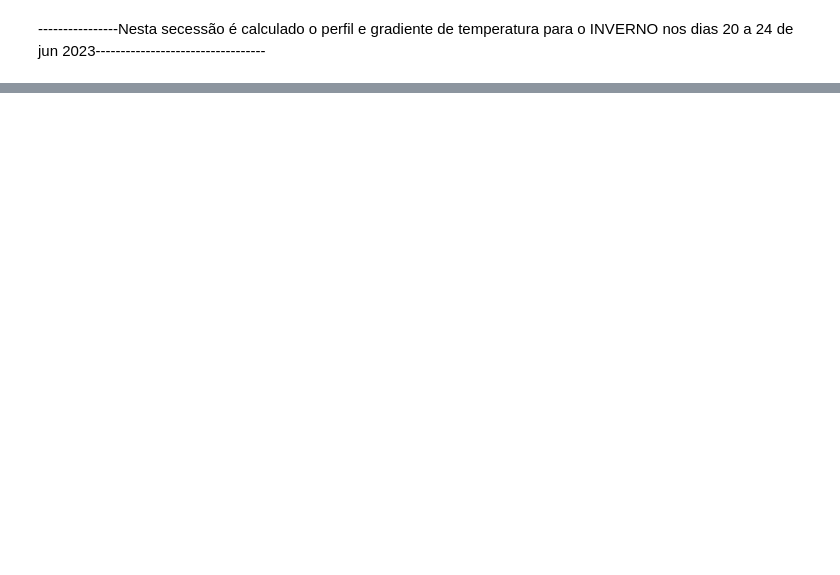
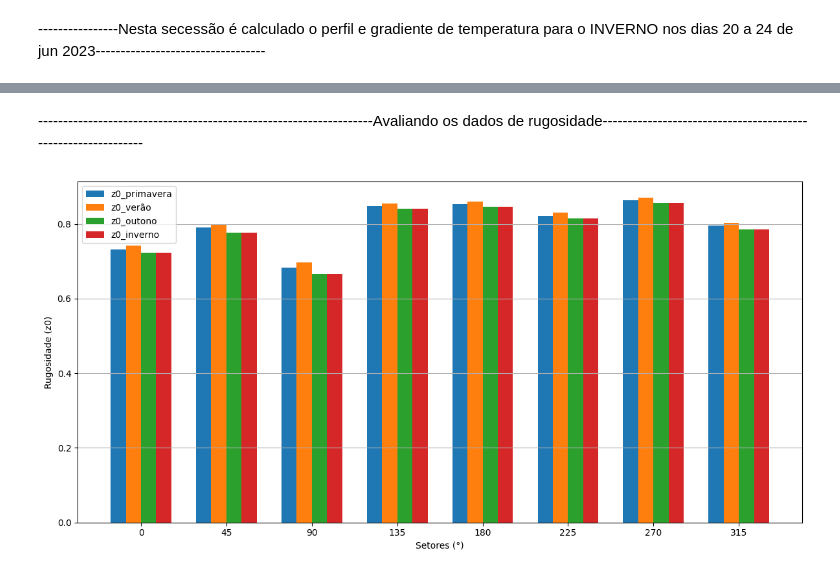
Before and after one commit to mariliameister/ENS5173_202401, a Jupyter notebook: Trabalho02.ipynb, the cells around one changed output, grey strips where cells are left out. Cells and saved outputs as stored; diff of their text form; code cells hidden in the pictures; blank space fills up the shorter version.

```diff
--- a/Trabalho02.ipynb
+++ b/Trabalho02.ipynb
@@ -634,0 +824,13 @@ display(df.head())
+# %%
+#Apresentando a tabela dos valores de albedo, razão de Bowen e rugosidade para cada quadrante do vento
+# Caminho para o arquivo CSV
+caminho_arquivo = r'C:\Users\Marilia\Documents\ENS5173_202401\ENS5173_202401\inputs\ez_aermod_marilia\landUseCharportobello.csv'
+
+# Abrir o arquivo CSV como um DataFrame do pandas, especificando o encoding
+df = pd.read_csv(caminho_arquivo, encoding='latin1')
+
+# Configurações para exibir todas as colunas
+pd.set_option('display.max_columns', None)
+
+# Exibir DataFrame
+display(df)
@@ -634,0 +847,27 @@ display(df.head())
+# %% [markdown]
+-------------------------------------------------------------------Avaliando os dados de rugosidade--------------------------------------------------------------
+# %%
+# Selecionar as colunas para plotar
+coluna_x = 'Sectores'
+colunas_y = ['z0_primavera', 'z0_verão', 'z0_outono', 'z0_inverno']
+
+# Obter os valores únicos da coluna x para usar como ticks do eixo x
+valores_x = df[coluna_x].unique()
+
+# Plotar os dados como um gráfico de barras agrupadas
+plt.figure(figsize=(12, 6))
+n_colunas = len(colunas_y)
+largura_barra = 8  # Largura das barras
+for i, coluna_y in enumerate(colunas_y):
+    deslocamento = largura_barra * (i - n_colunas / 2 + 0.5)  # Calcular o deslocamento das barras para agrupá-las
+    plt.bar(valores_x + deslocamento, df[coluna_y], width=largura_barra, label=coluna_y)
+
+plt.xlabel('Setores (°)')
+plt.ylabel('Rugosidade (z0)')
+plt.grid(True, axis='y')
+plt.xticks(valores_x)
+plt.legend()
+plt.tight_layout()
+plt.show()
+# %% [output]
+[figure, added]
```
Also changed, not shown: parts of 30 cells of this notebook.
